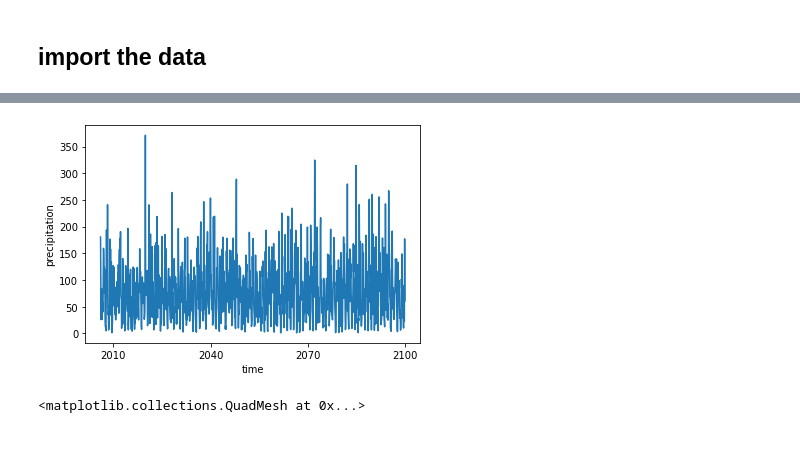
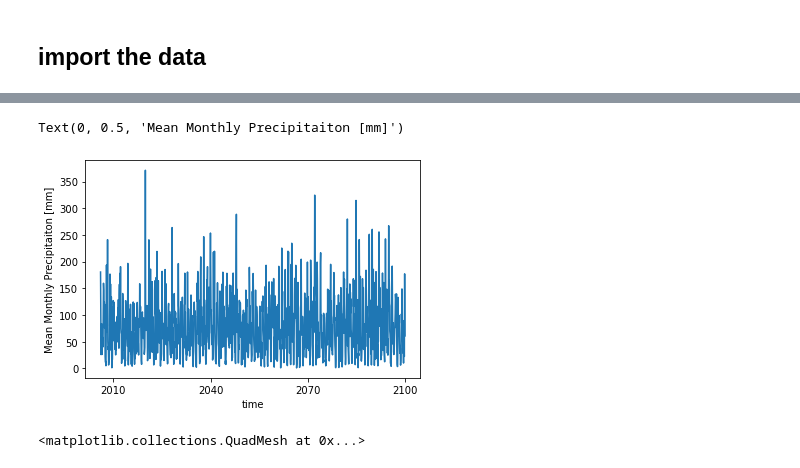
Before and after one commit to mcreelma/GEOS505_F22, a Jupyter notebook: GPD/xarray_Tutorial.ipynb, the cells around one changed output, grey strips where cells are left out. Cells and saved outputs as stored; diff of their text form; code cells hidden in the pictures.

```diff
--- a/GPD/xarray_Tutorial.ipynb
+++ b/GPD/xarray_Tutorial.ipynb
@@ -57,12 +57,12 @@ Attributes:
 # %%
 # average precip over lake courdelane watershed
 # mean_monthly_precip = ds_pr['precipitation'].mean(dim = ('lat', 'lon')).values
 # plt.plot(mean_monthly_precip)
-
-
-mean_monthly_precip = ds_pr['precipitation'].mean(dim = ('lat', 'lon')).plot()
+ax1 = ds_pr['precipitation'].mean(dim = ('lat', 'lon')).plot()
+plt.ylabel('Mean Monthly Precipitaiton [mm]')
 # %% [output]
+Text(0, 0.5, 'Mean Monthly Precipitaiton [mm]')
-[figure, old version]
+[figure, new version]
 # %%
 ds_pr['precipitation'].groupby('time.year').sum(dim = 'time').mean(dim = 'year').plot()
 # %% [output]
```
Also changed, not shown: parts of 7 cells of this notebook.
